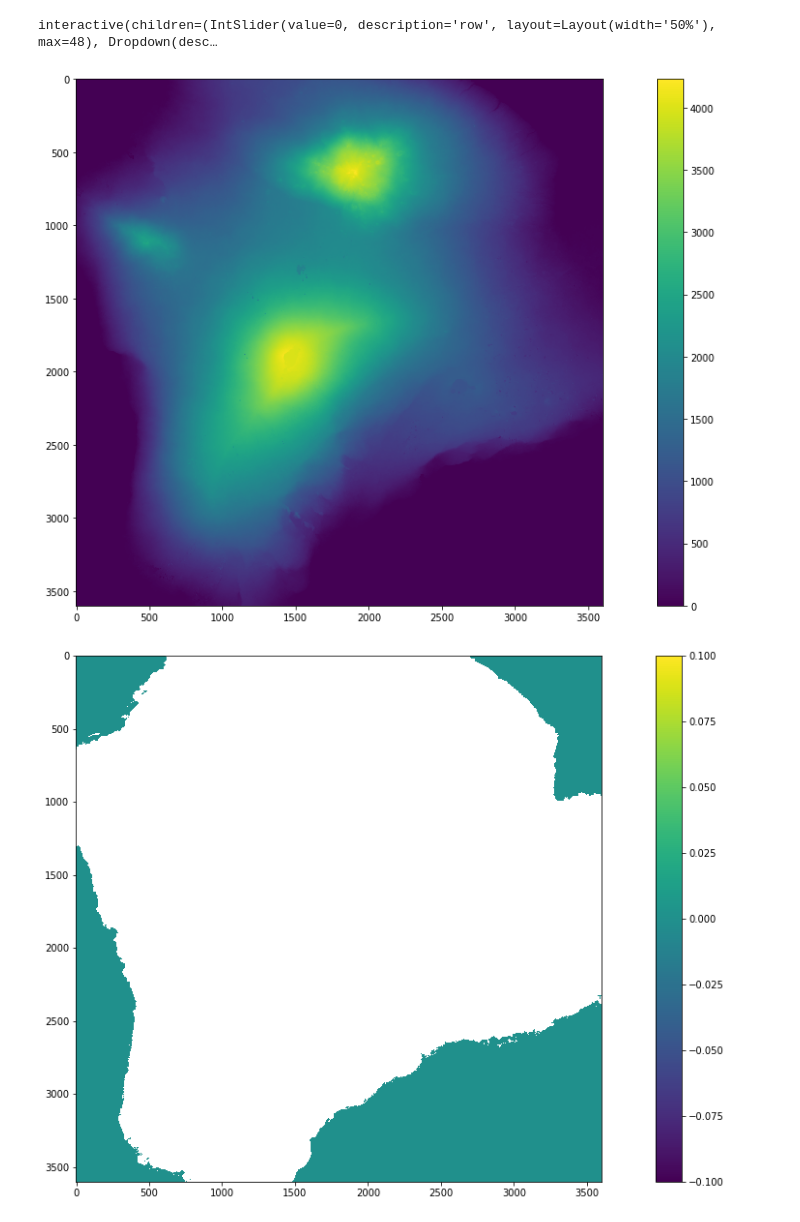
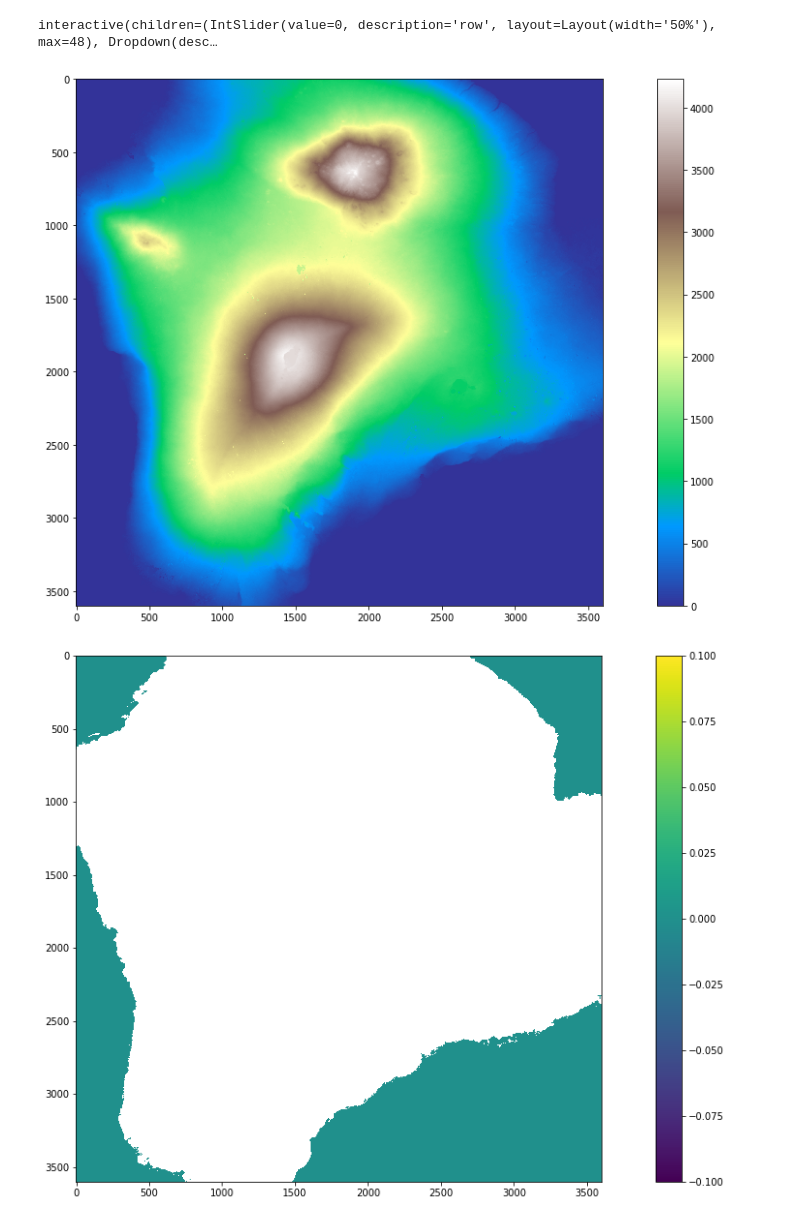
Before and after one commit to Kelvinrr/Notebooks, a Jupyter notebook: thermal_playground.ipynb, the cells around one changed output. Saved outputs shown, nothing was run; the diff lists cells and outputs as text; code cells hidden in the pictures.

```diff
--- a/thermal_playground.ipynb
+++ b/thermal_playground.ipynb
@@ -887,10 +890,10 @@ test = GeoDataset('/work/users/gvaughan/Data/Hawaii/Kilauea_MaunaLoa/DEM/ASTER G
 arr = test.read_array()
 # %%
-plt.imshow(arr)
+plt.imshow(arr,cmap='terrain')
 plt.colorbar()
 plt.show()
 # %% [output]
-[figure, old version]
+[figure, new version]
 # %%
 arr[arr>0] = np.nan
 plt.imshow(arr)
```
Also changed, not shown: parts of 7 cells of this notebook, 1 other file.
